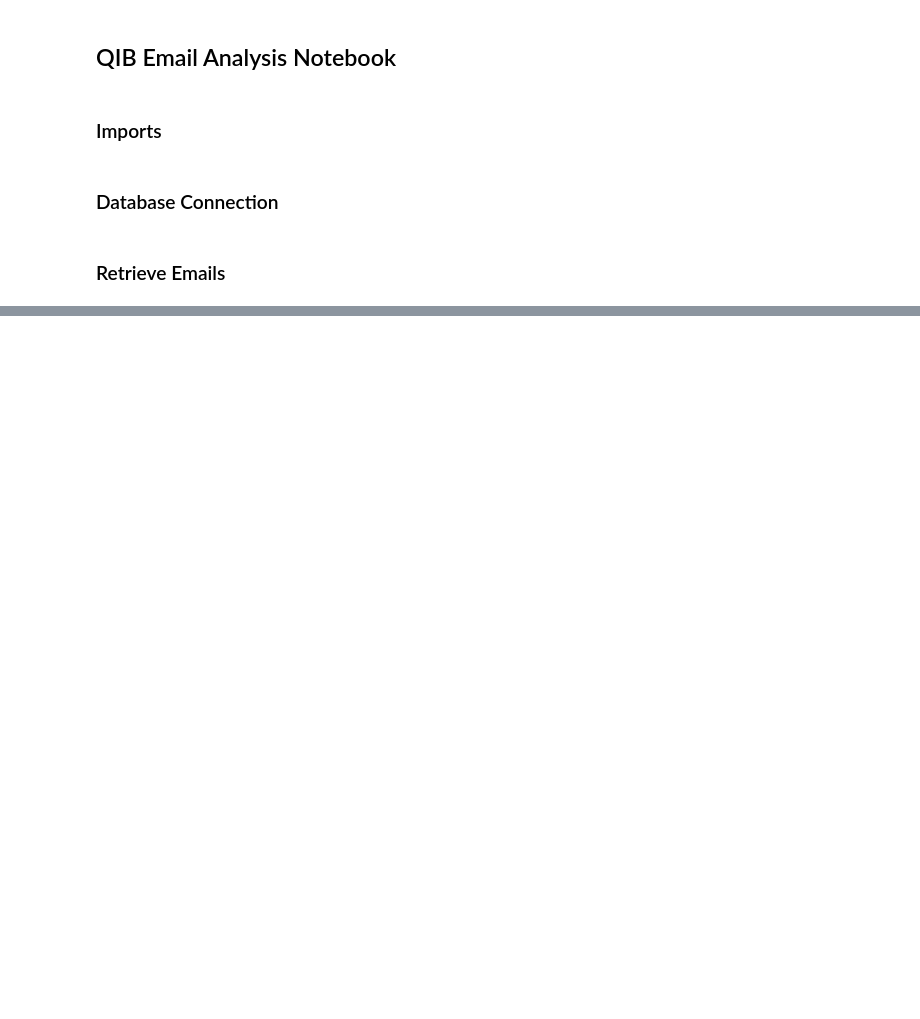
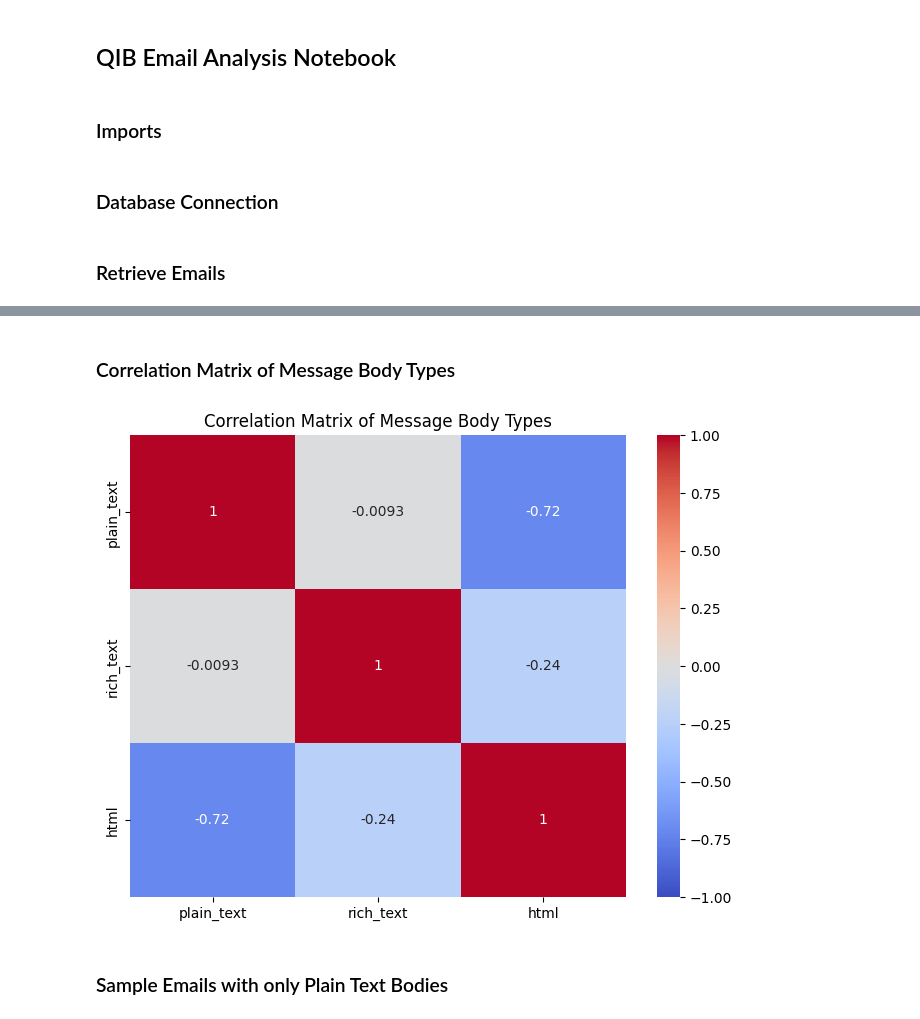
Before and after one commit to belalmn/qib_email_analysis, a Jupyter notebook: email_analysis.ipynb, the cells around one changed output, grey strips where cells are left out. Cells and saved outputs as stored; diff of their text form; code cells hidden in the pictures; blank space fills up the shorter version.

```diff
--- a/email_analysis.ipynb
+++ b/email_analysis.ipynb
@@ -21,0 +80,19 @@ KeyboardInterrupt:
+# %% [markdown]
+### Correlation Matrix of Message Body Types
+# %%
+presence_df = pd.DataFrame({
+    "plain_text": messages["plain_text_body"].notna(),
+    "rich_text": messages["rich_text_body"].notna(),
+    "html": messages["html_body"].notna()
+})
+
+correlation_matrix = presence_df.corr()
+
+plt.figure(figsize=(8, 6))
+sns.heatmap(correlation_matrix, annot=True, cmap="coolwarm", vmin=-1, vmax=1)
+plt.title("Correlation Matrix of Message Body Types")
+plt.show()
+# %% [output]
+[figure, added]
+# %% [markdown]
+### Sample Emails with only Plain Text Bodies
```
Also changed, not shown: parts of 20 cells of this notebook, 1 other file.
